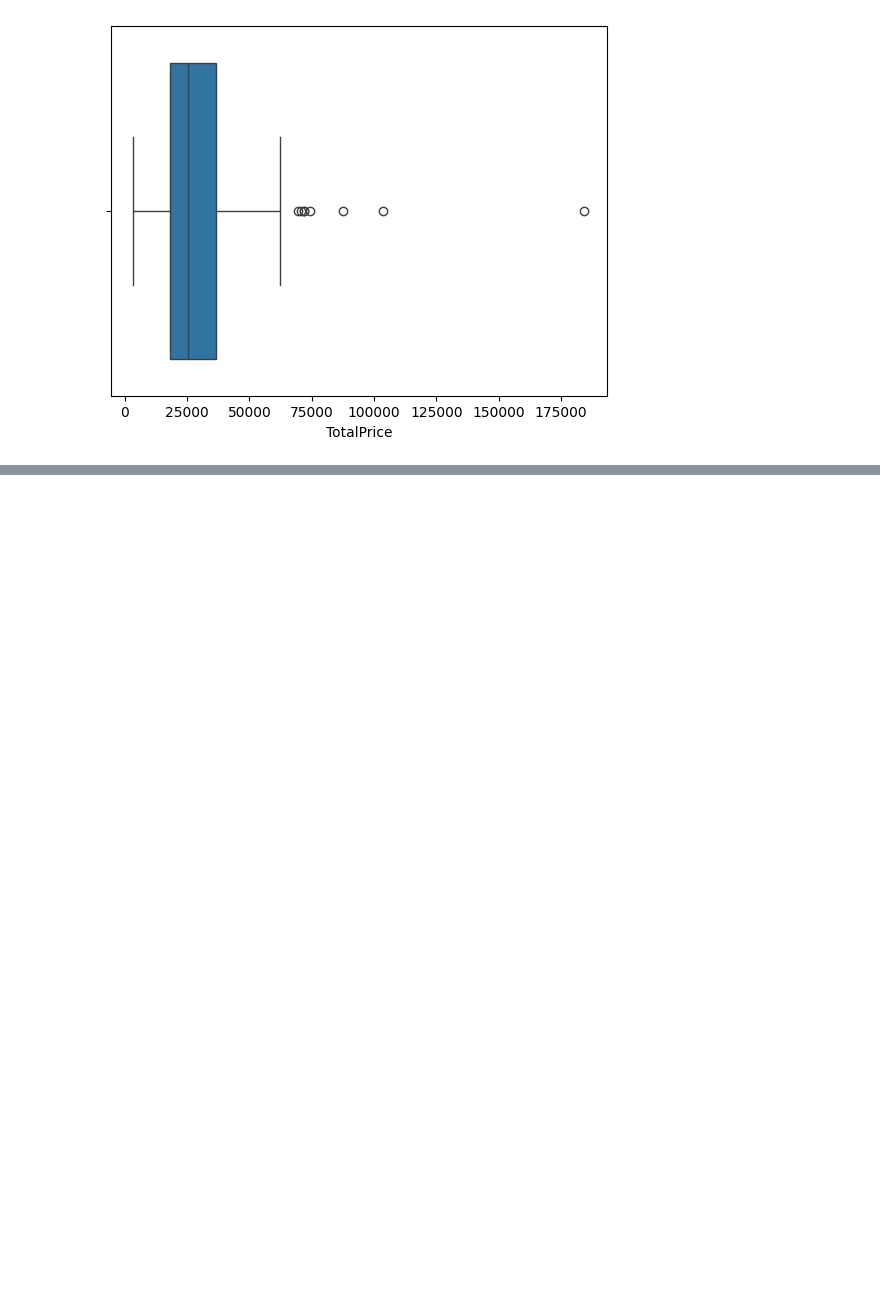
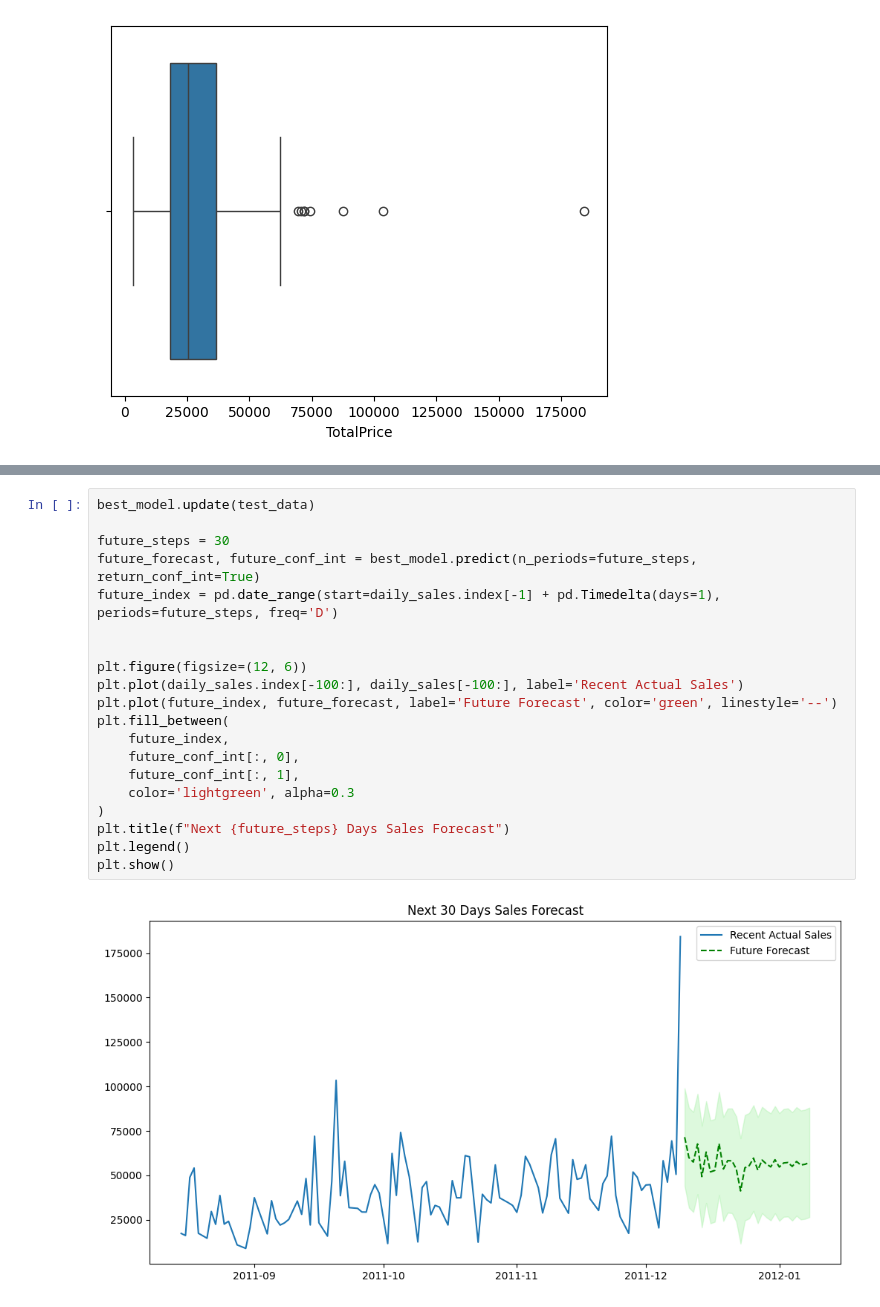
Before and after one commit to Pratham597/Retail_Sales_Forecasting, a Jupyter notebook: Forecasting/Analysis.ipynb, the cells around one changed output, grey strips where cells are left out. Saved outputs shown, nothing was run; the diff lists cells and outputs as text; blank space fills up the shorter version.

```diff
--- a/Forecasting/Analysis.ipynb
+++ b/Forecasting/Analysis.ipynb
@@ -194,0 +203,22 @@ plt.show()
+# %%
+best_model.update(test_data)
+
+future_steps = 30
+future_forecast, future_conf_int = best_model.predict(n_periods=future_steps, return_conf_int=True)
+future_index = pd.date_range(start=daily_sales.index[-1] + pd.Timedelta(days=1), periods=future_steps, freq='D')
+
+
+plt.figure(figsize=(12, 6))
+plt.plot(daily_sales.index[-100:], daily_sales[-100:], label='Recent Actual Sales')
+plt.plot(future_index, future_forecast, label='Future Forecast', color='green', linestyle='--')
+plt.fill_between(
+    future_index,
+    future_conf_int[:, 0],
+    future_conf_int[:, 1],
+    color='lightgreen', alpha=0.3
+)
+plt.title(f"Next {future_steps} Days Sales Forecast")
+plt.legend()
+plt.show()
+# %% [output]
+[figure, added]
```
Also changed, not shown: parts of 30 cells of this notebook.
